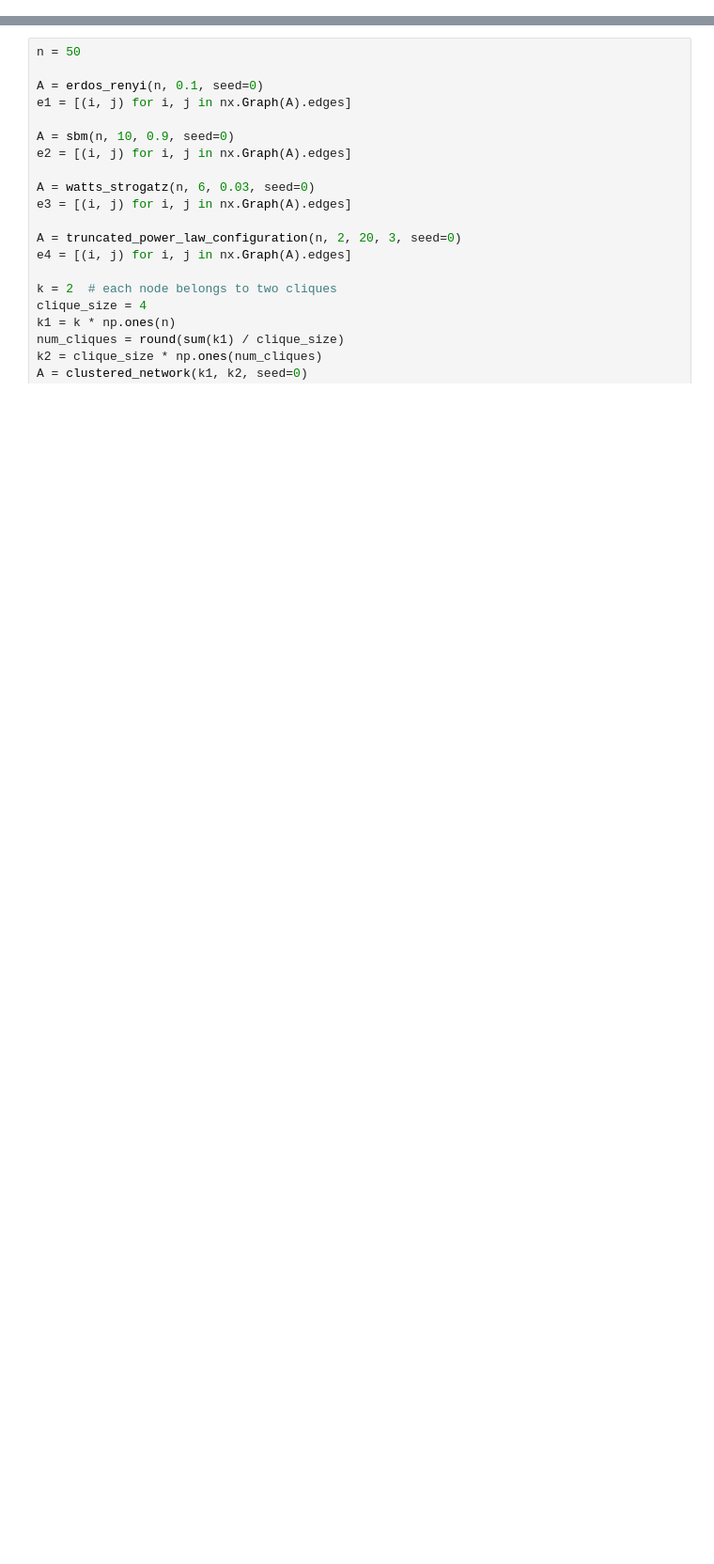
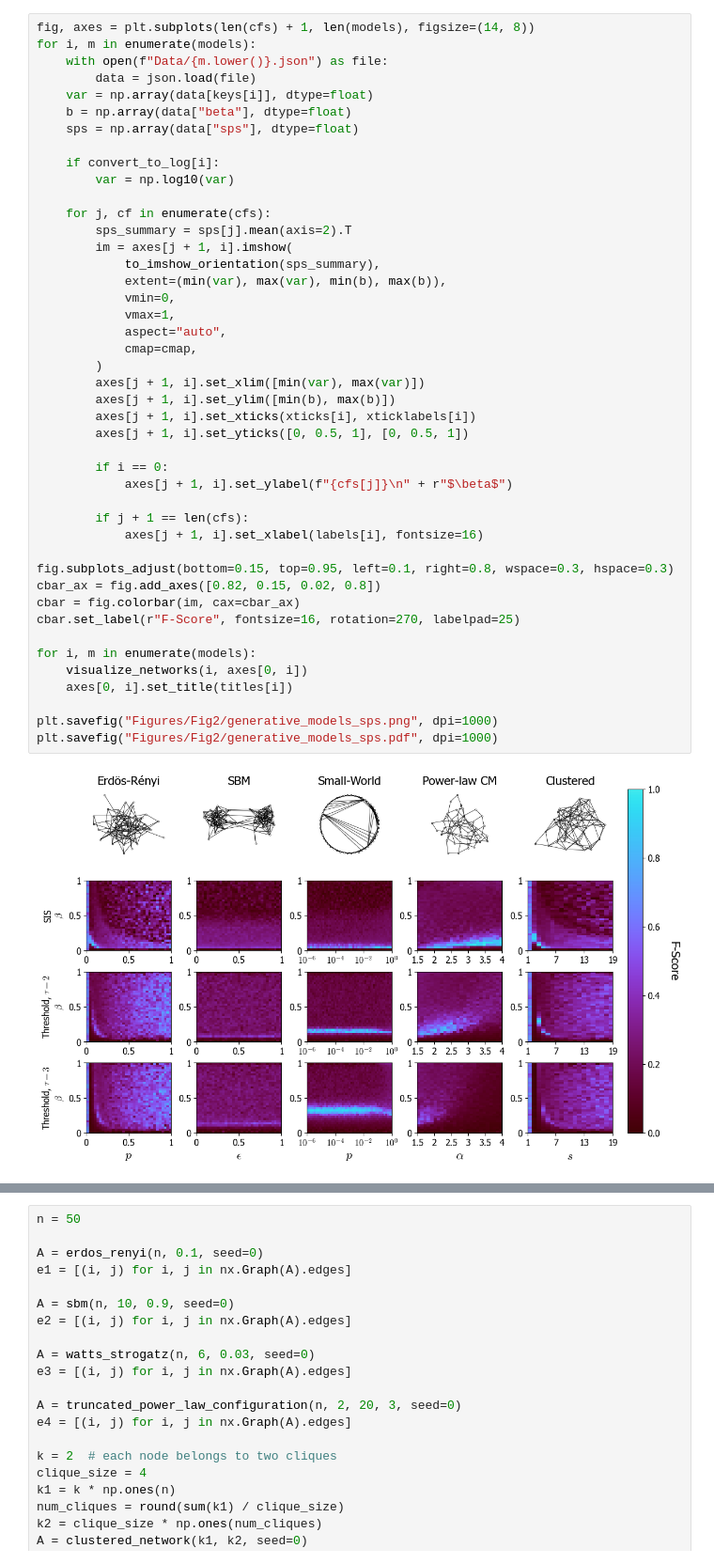
Before and after one commit to nwlandry/complex-network-reconstruction, a Jupyter notebook: plot_fig2.ipynb, the cells around one changed output, grey strips where cells are left out. Shown at 94% size. Cells and saved outputs as stored; diff of their text form; blank space fills up the shorter version.

```diff
--- a/plot_fig2.ipynb
+++ b/plot_fig2.ipynb
@@ -77,0 +130,46 @@ plt.savefig("Figures/Fig2/generative_models_sps.pdf", dpi=1000)
+# %%
+fig, axes = plt.subplots(len(cfs) + 1, len(models), figsize=(14, 8))
+for i, m in enumerate(models):
+    with open(f"Data/{m.lower()}.json") as file:
+        data = json.load(file)
+    var = np.array(data[keys[i]], dtype=float)
+    b = np.array(data["beta"], dtype=float)
+    sps = np.array(data["sps"], dtype=float)
+
+    if convert_to_log[i]:
+        var = np.log10(var)
+
+    for j, cf in enumerate(cfs):
+        sps_summary = sps[j].mean(axis=2).T
+        im = axes[j + 1, i].imshow(
+            to_imshow_orientation(sps_summary),
+            extent=(min(var), max(var), min(b), max(b)),
+            vmin=0,
+            vmax=1,
+            aspect="auto",
+            cmap=cmap,
+        )
+        axes[j + 1, i].set_xlim([min(var), max(var)])
+        axes[j + 1, i].set_ylim([min(b), max(b)])
+        axes[j + 1, i].set_xticks(xticks[i], xticklabels[i])
+        axes[j + 1, i].set_yticks([0, 0.5, 1], [0, 0.5, 1])
+
+        if i == 0:
+            axes[j + 1, i].set_ylabel(f"{cfs[j]}\n" + r"$\beta$")
+
+        if j + 1 == len(cfs):
+            axes[j + 1, i].set_xlabel(labels[i], fontsize=16)
+
+fig.subplots_adjust(bottom=0.15, top=0.95, left=0.1, right=0.8, wspace=0.3, hspace=0.3)
+cbar_ax = fig.add_axes([0.82, 0.15, 0.02, 0.8])
+cbar = fig.colorbar(im, cax=cbar_ax)
+cbar.set_label(r"F-Score", fontsize=16, rotation=270, labelpad=25)
+
+for i, m in enumerate(models):
+    visualize_networks(i, axes[0, i])
+    axes[0, i].set_title(titles[i])
+
+plt.savefig("Figures/Fig2/generative_models_sps.png", dpi=1000)
+plt.savefig("Figures/Fig2/generative_models_sps.pdf", dpi=1000)
+# %% [output]
+[figure, added]
```
Also changed, not shown: parts of 9 cells of this notebook, 6 other files.
